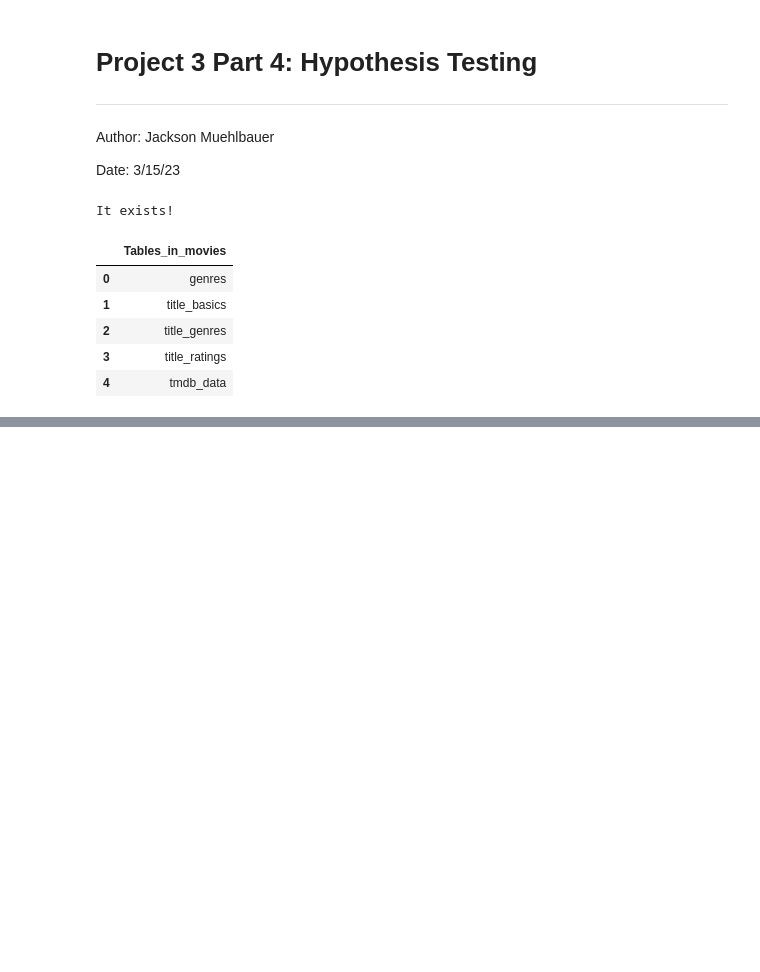
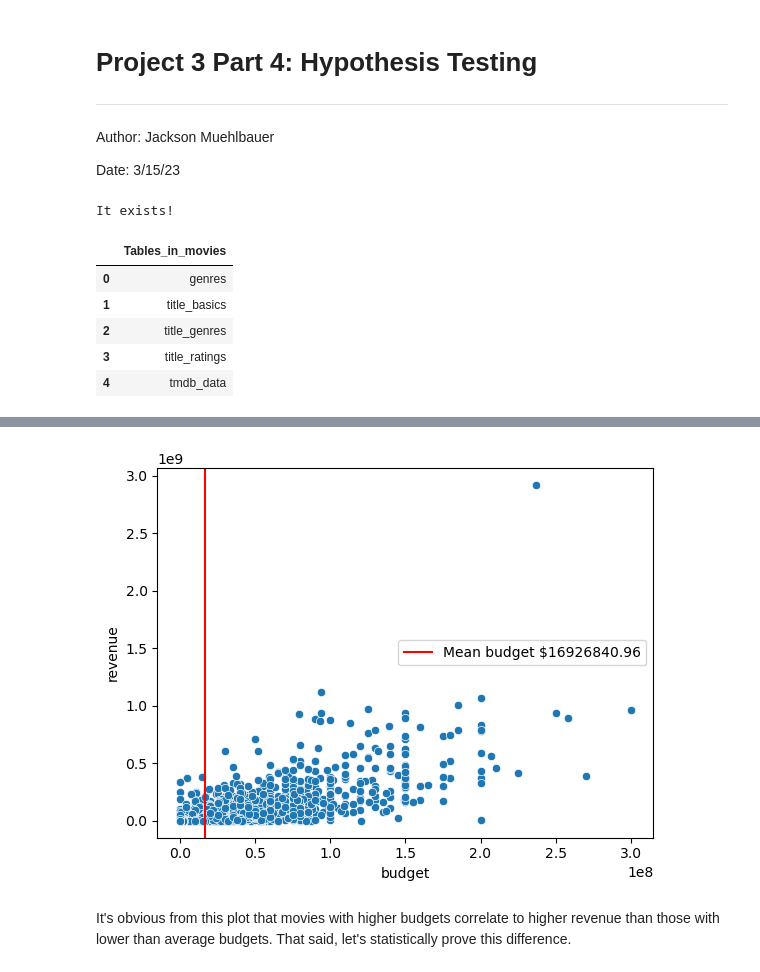
Before and after one commit to JLMuehlbauer/IMDB-Movies-JLM, a Jupyter notebook: Project 3 - Part 4 - Hypothesis Testing.ipynb, the cells around one changed output, grey strips where cells are left out. Drawn from its saved outputs; the diff is of its cells as text; code cells hidden in the pictures; blank space fills up the shorter version.

```diff
--- a/Project 3 - Part 4 - Hypothesis Testing.ipynb
+++ b/Project 3 - Part 4 - Hypothesis Testing.ipynb
@@ -103,0 +342,10 @@ dict_keys(['PG-13', 'R', 'PG', 'G'])
+# %%
+plt.figure()
+sns.scatterplot(data = q2, x = 'budget', y = 'revenue')
+mean = q2['budget'].mean()
+plt.axvline(mean, color = 'r', label = f'Mean budget ${round(mean, 2)}')
+plt.legend();
+# %% [output]
+[figure, added]
+# %% [markdown]
+It's obvious from this plot that movies with higher budgets correlate to higher revenue than those with lower than average budgets. That said, let's statistically prove this difference.
```
Also changed, not shown: parts of 58 cells of this notebook, 15 other files.
